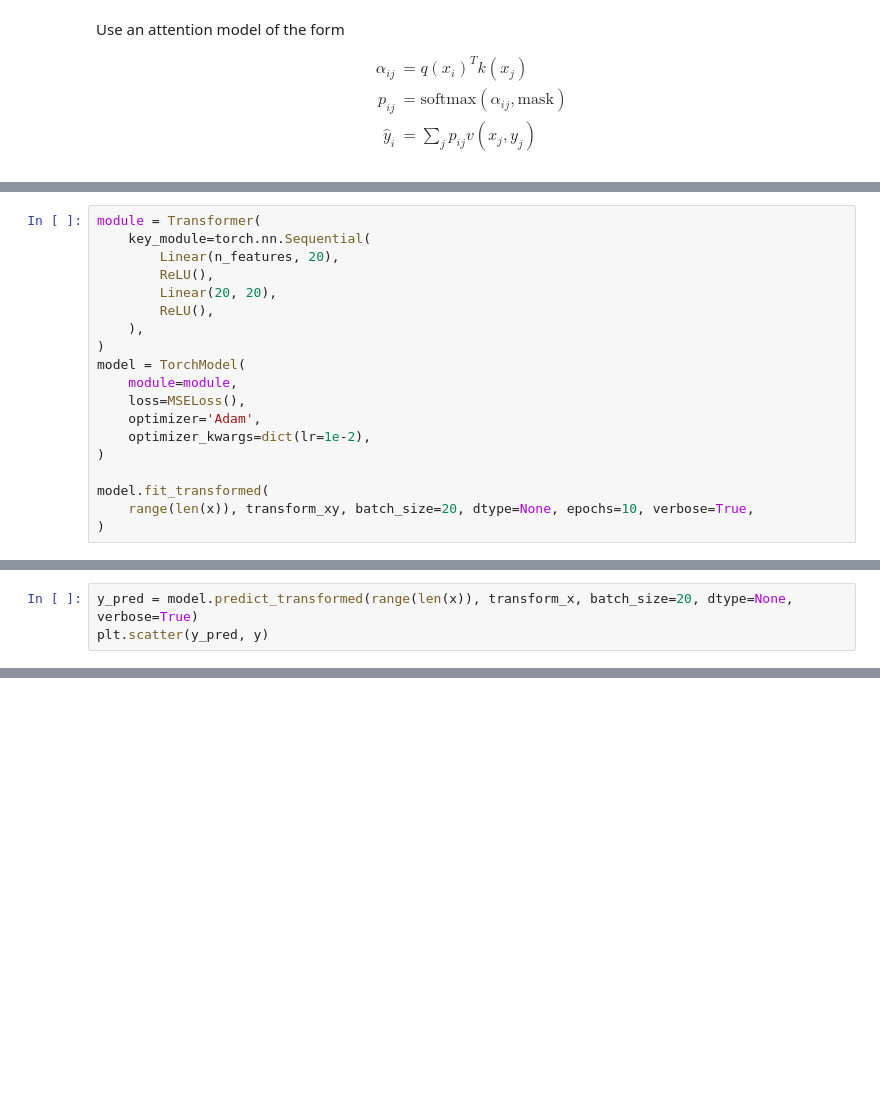
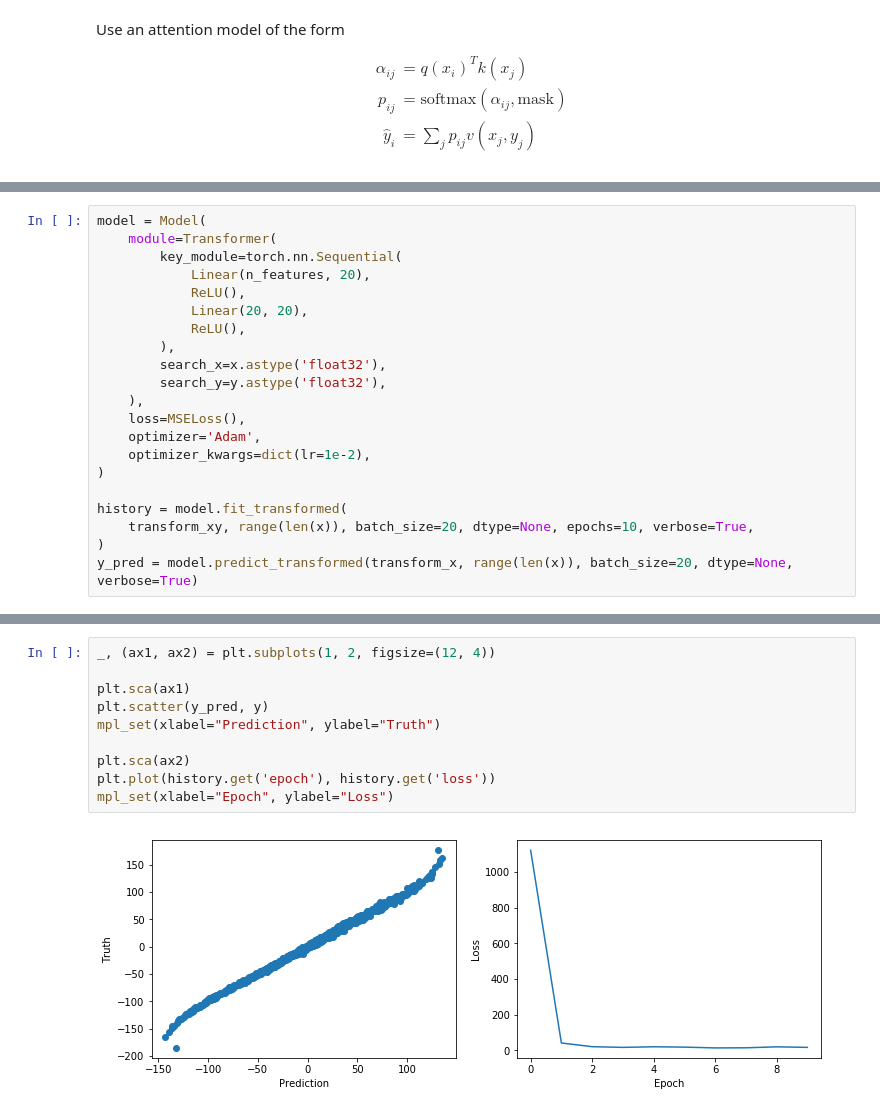
Before and after one commit to chmp/misc-exp, a Jupyter notebook: BuildingBlocks/tech_TorchModels.ipynb, the cells around one changed output, grey strips where cells are left out. Saved outputs shown, nothing was run; the diff lists cells and outputs as text; blank space fills up the shorter version.

```diff
--- a/BuildingBlocks/tech_TorchModels.ipynb
+++ b/BuildingBlocks/tech_TorchModels.ipynb
@@ -150,21 +151,23 @@ def transform_xy(indices):
     return batch_x, batch_y
 # %%
-module = Transformer(
-    key_module=torch.nn.Sequential(
-        Linear(n_features, 20),
-        ReLU(),
-        Linear(20, 20),
-        ReLU(),
+model = Model(
+    module=Transformer(
+        key_module=torch.nn.Sequential(
+            Linear(n_features, 20),
+            ReLU(),
+            Linear(20, 20),
+            ReLU(),
+        ),
+        search_x=x.astype('float32'),
+        search_y=y.astype('float32'),
     ),
-)
-model = TorchModel(
-    module=module,
     loss=MSELoss(),
     optimizer='Adam',
     optimizer_kwargs=dict(lr=1e-2),
 )
 
-model.fit_transformed(
-    range(len(x)), transform_xy, batch_size=20, dtype=None, epochs=10, verbose=True,
+history = model.fit_transformed(
+    transform_xy, range(len(x)), batch_size=20, dtype=None, epochs=10, verbose=True,
 )
+y_pred = model.predict_transformed(transform_x, range(len(x)), batch_size=20, dtype=None, verbose=True)
 # %% [output]
@@ -173,3 +176,0 @@ model.fit_transformed(
-# %%
-y_pred = model.predict_transformed(range(len(x)), transform_x, batch_size=20, dtype=None, verbose=True)
-plt.scatter(y_pred, y)
@@ -179,0 +177,12 @@ plt.scatter(y_pred, y)
+# %%
+_, (ax1, ax2) = plt.subplots(1, 2, figsize=(12, 4))
+
+plt.sca(ax1)
+plt.scatter(y_pred, y)
+mpl_set(xlabel="Prediction", ylabel="Truth")
+
+plt.sca(ax2)
+plt.plot(history.get('epoch'), history.get('loss'))
+mpl_set(xlabel="Epoch", ylabel="Loss")
+# %% [output]
+[figure, added]
```
Also changed, not shown: parts of 17 cells of this notebook, 28 other files.
